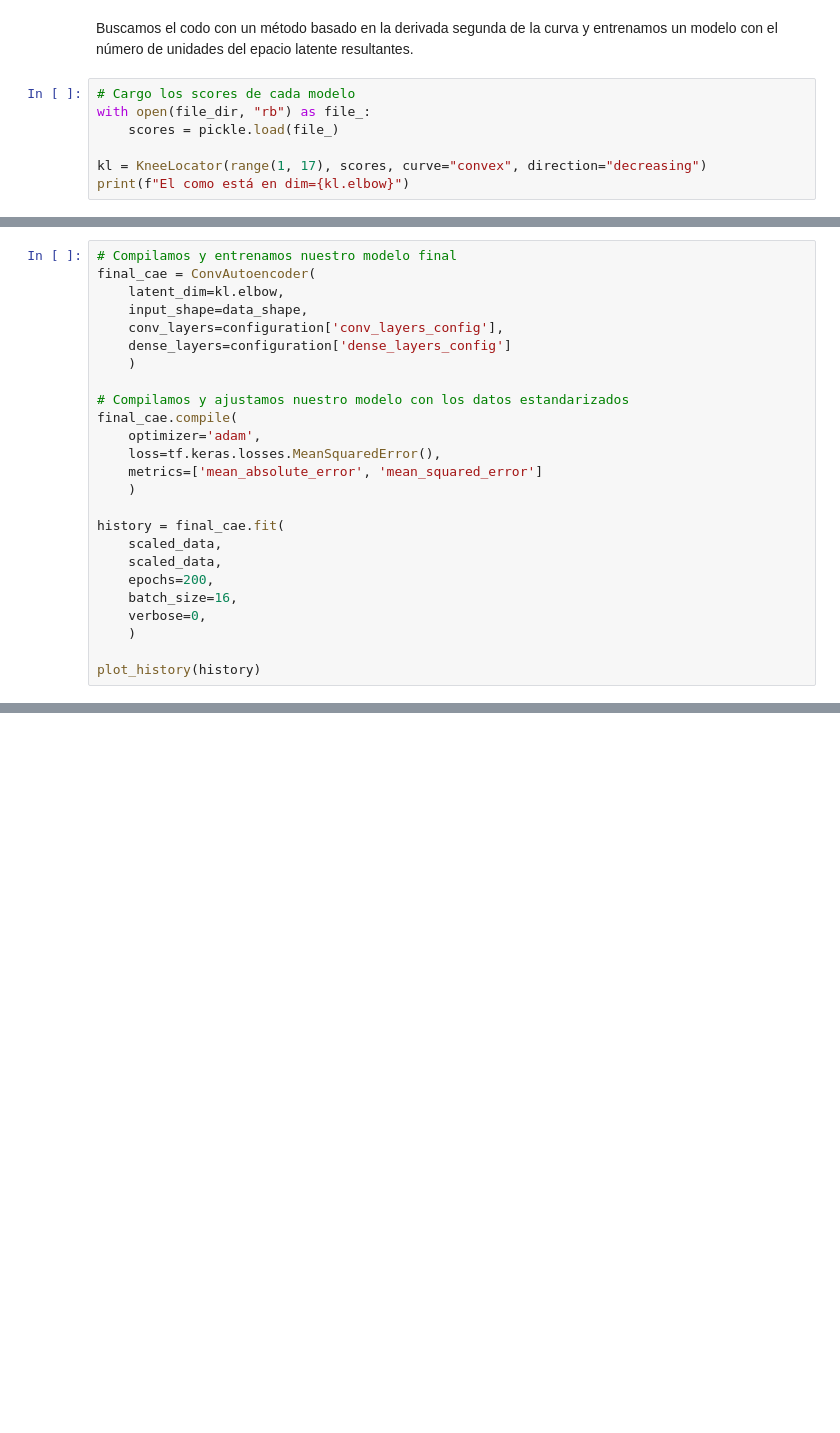
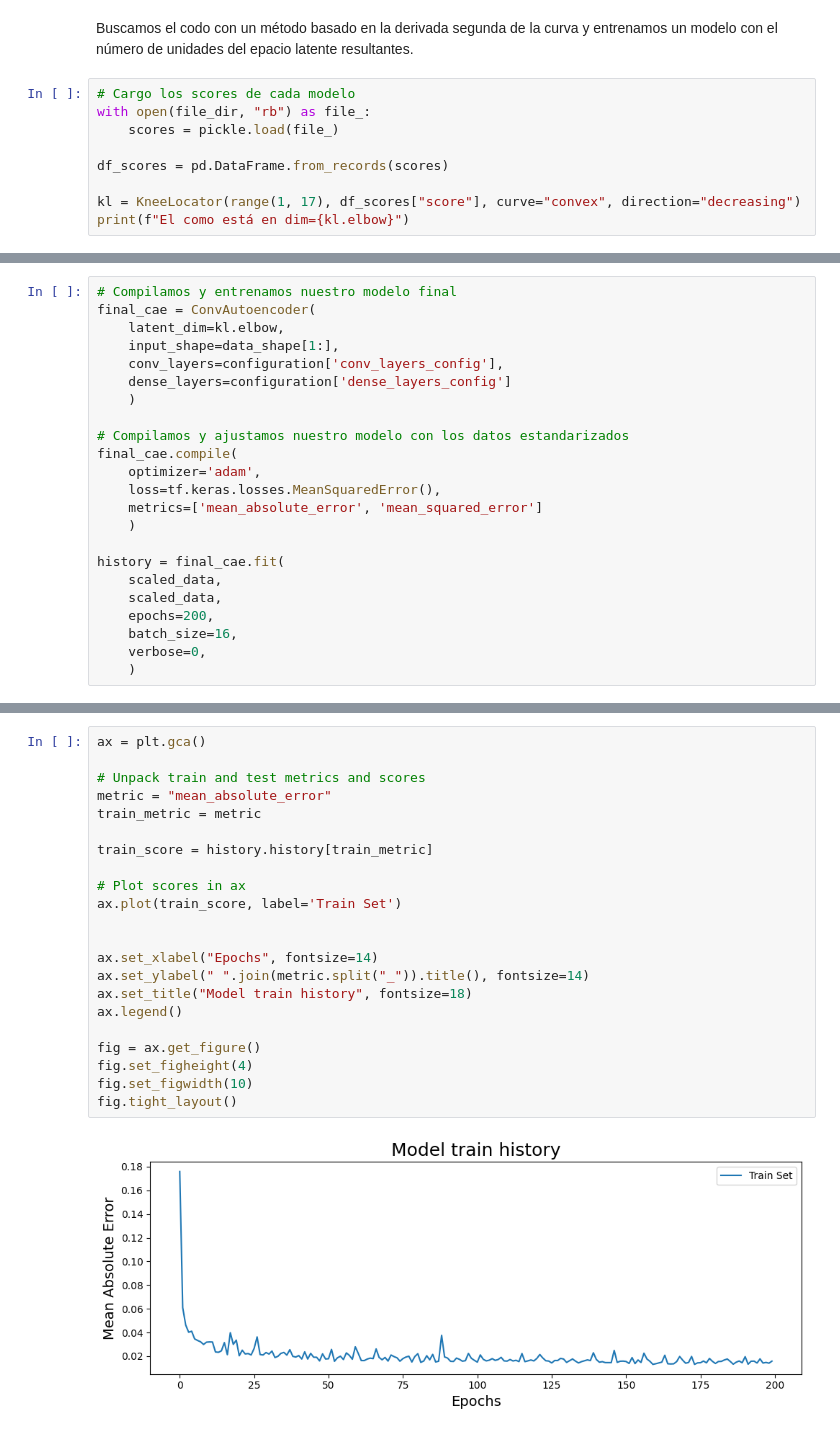
Before and after one commit to jotavecorta/DeepScatteringModels, a Jupyter notebook: notebooks/5.0-jv-spm-cae-latent-dimention-determination.ipynb, the cells around one changed output, grey strips where cells are left out. Drawn from its saved outputs; the diff is of its cells as text; blank space fills up the shorter version.

```diff
--- a/notebooks/5.0-jv-spm-cae-latent-dimention-determination.ipynb
+++ b/notebooks/5.0-jv-spm-cae-latent-dimention-determination.ipynb
@@ -126,5 +128,7 @@ Buscamos el codo con un método basado en la derivada segunda de la curva y entr
 with open(file_dir, "rb") as file_:
     scores = pickle.load(file_)
 
-kl = KneeLocator(range(1, 17), scores, curve="convex", direction="decreasing")
+df_scores = pd.DataFrame.from_records(scores)
+
+kl = KneeLocator(range(1, 17), df_scores["score"], curve="convex", direction="decreasing")
 print(f"El como está en dim={kl.elbow}")
@@ -151,7 +171,7 @@ print(f"Tamaño de los datos: {data_shape}")
 # Compilamos y entrenamos nuestro modelo final
 final_cae = ConvAutoencoder(
     latent_dim=kl.elbow,
-    input_shape=data_shape,
+    input_shape=data_shape[1:],
     conv_layers=configuration['conv_layers_config'],
     dense_layers=configuration['dense_layers_config']
     )
@@ -170,5 +190,3 @@ history = final_cae.fit(
     batch_size=16,
     verbose=0,
     )
-
-plot_history(history)
@@ -176,0 +193,24 @@ Guardamos el modelo final
+# %%
+ax = plt.gca()
+
+# Unpack train and test metrics and scores
+metric = "mean_absolute_error"
+train_metric = metric
+
+train_score = history.history[train_metric]
+
+# Plot scores in ax
+ax.plot(train_score, label='Train Set')
+
+
+ax.set_xlabel("Epochs", fontsize=14)
+ax.set_ylabel(" ".join(metric.split("_")).title(), fontsize=14)
+ax.set_title("Model train history", fontsize=18)
+ax.legend()
+
+fig = ax.get_figure()
+fig.set_figheight(4)
+fig.set_figwidth(10)
+fig.tight_layout()
+# %% [output]
+[figure, added]
```
Also changed, not shown: parts of 18 cells of this notebook, 8 other files.
